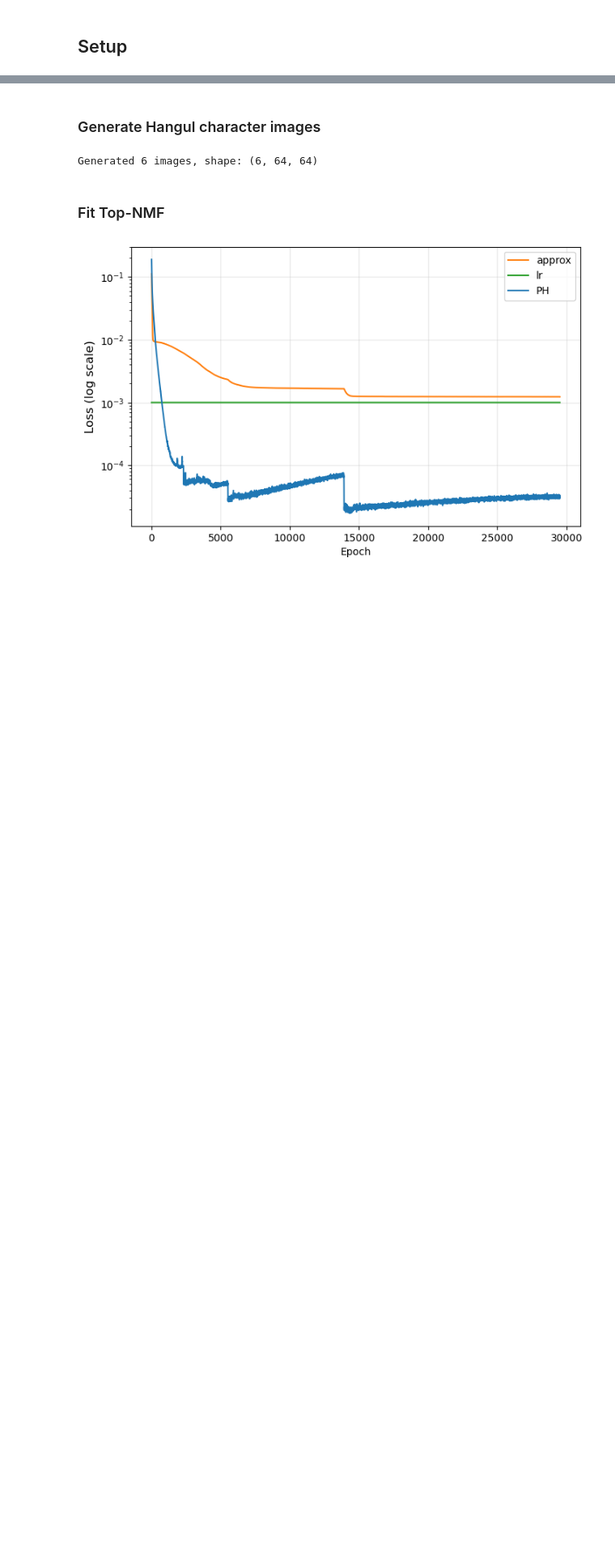
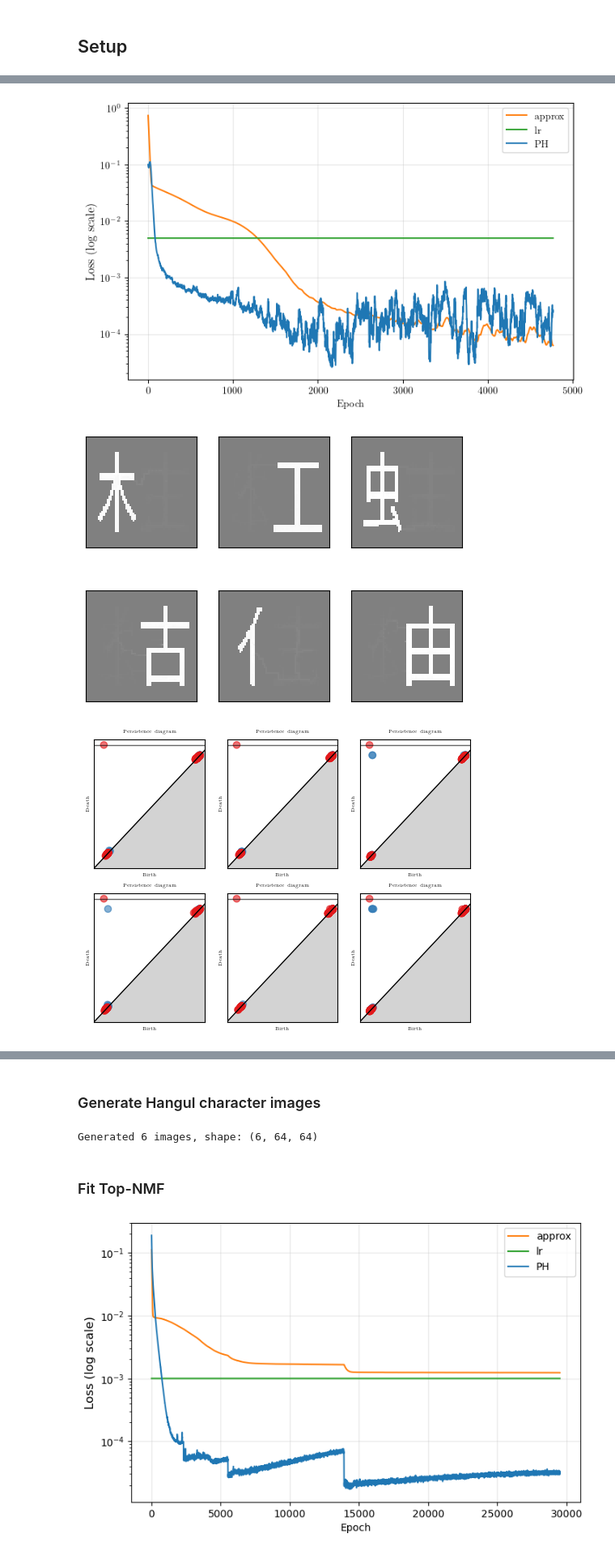
Before and after one commit to shizuo-kaji/TopNMF, a Jupyter notebook: notebook/2DImage.ipynb, the cells around one changed output, grey strips where cells are left out. Shown at 81% size. Cells and saved outputs as stored; diff of their text form; code cells hidden in the pictures; blank space fills up the shorter version.

```diff
--- a/notebook/2DImage.ipynb
+++ b/notebook/2DImage.ipynb
@@ -30,0 +35,15 @@ device = "cpu"
+# %%
+# Download a CJK font for extracting real glyph components
+font_file = "NotoSansCJKjp-Regular.otf"
+try:
+    base_dir = os.path.dirname(os.path.abspath(__file__))
+except NameError:
+    base_dir = os.getcwd()
+font_path = os.path.join(base_dir, font_file)
+
+if not os.path.exists(font_path):
+    url = "https://raw.githubusercontent.com/notofonts/noto-cjk/main/Sans/OTF/Japanese/NotoSansCJKjp-Regular.otf"
+    urlretrieve(url, font_path)
+    print("Font downloaded:", font_path)
+else:
+    print("Using existing font:", font_path)
@@ -30,0 +268,46 @@ device = "cpu"
+# %%
+target_diagrams_kanji = [
+    torch.tensor([[]], dtype=torch.float, device=device),
+    torch.tensor([[]], dtype=torch.float, device=device),
+]
+
+cubical_kanji = CubicalComplex(superlevel=True, dim=len(data_dims_kanji), mode="V")
+
+model_kanji = TopologicalNMF(
+    n_components=n_components_kanji,
+    device=device,
+    random_state=42,
+    complex=cubical_kanji,
+    ph_loss_fn=target_diagram_loss,
+    data_shape=data_dims_kanji,
+    use_embedding=False,
+)
+
+monitor_kanji = FitMonitor(
+    show=["loss", "basis", "PH"],
+    interval=10,
+    grid=(2, 3),
+    PHmode="V",
+    superlevel=True,
+)
+
+model_kanji.fit(
+    X_kanji_flat,
+    n_iterations=5000,
+    lr=0.005,
+    PH_dims=[0],
+    lambda_top=0.4,
+    weight_decay=0.1,
+    verbose=True,
+    target_diagrams=target_diagrams_kanji,
+    init_method="nndsvda",
+    monitor=monitor_kanji,
+)
+
+V_kanji = model_kanji.V.detach().cpu().numpy()
+print(f"Final reconstruction loss: {model_kanji.losses['approx'][-1]:.4f}")
+plt.close("all")
+# %% [output]
+[figure, added]
+[figure, added]
+[figure, added]
```
Also changed, not shown: parts of 10 cells of this notebook, 1 other file.
